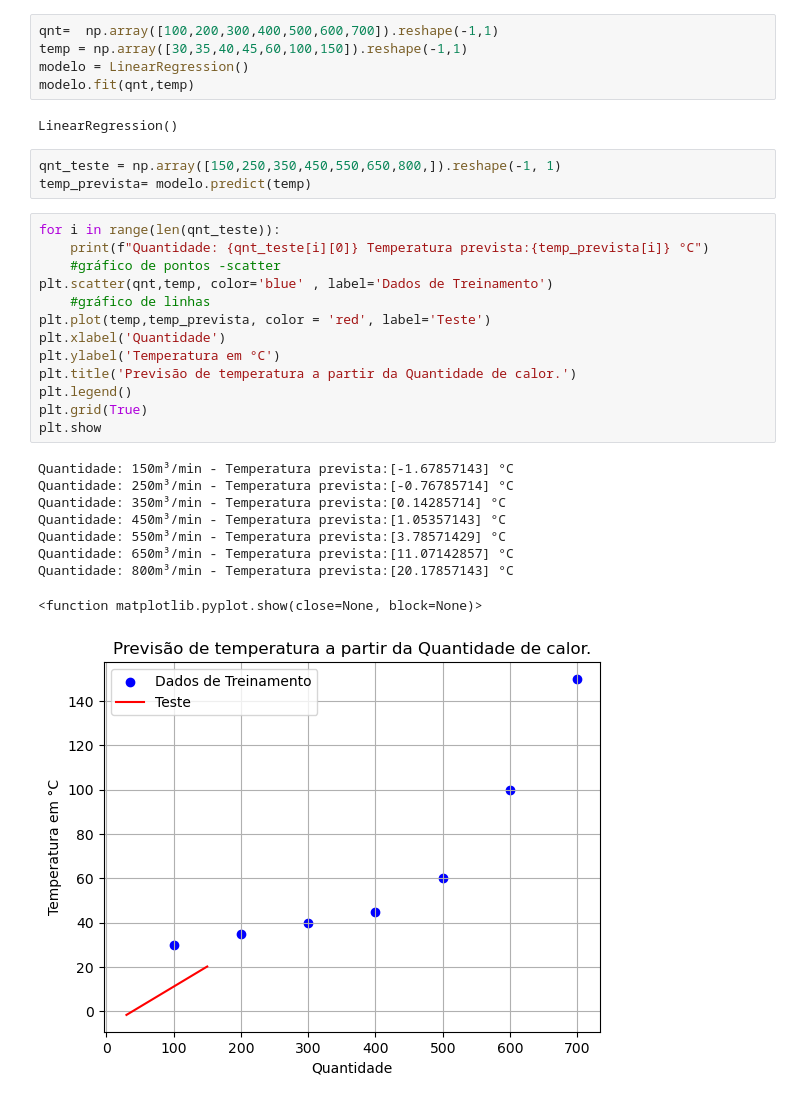
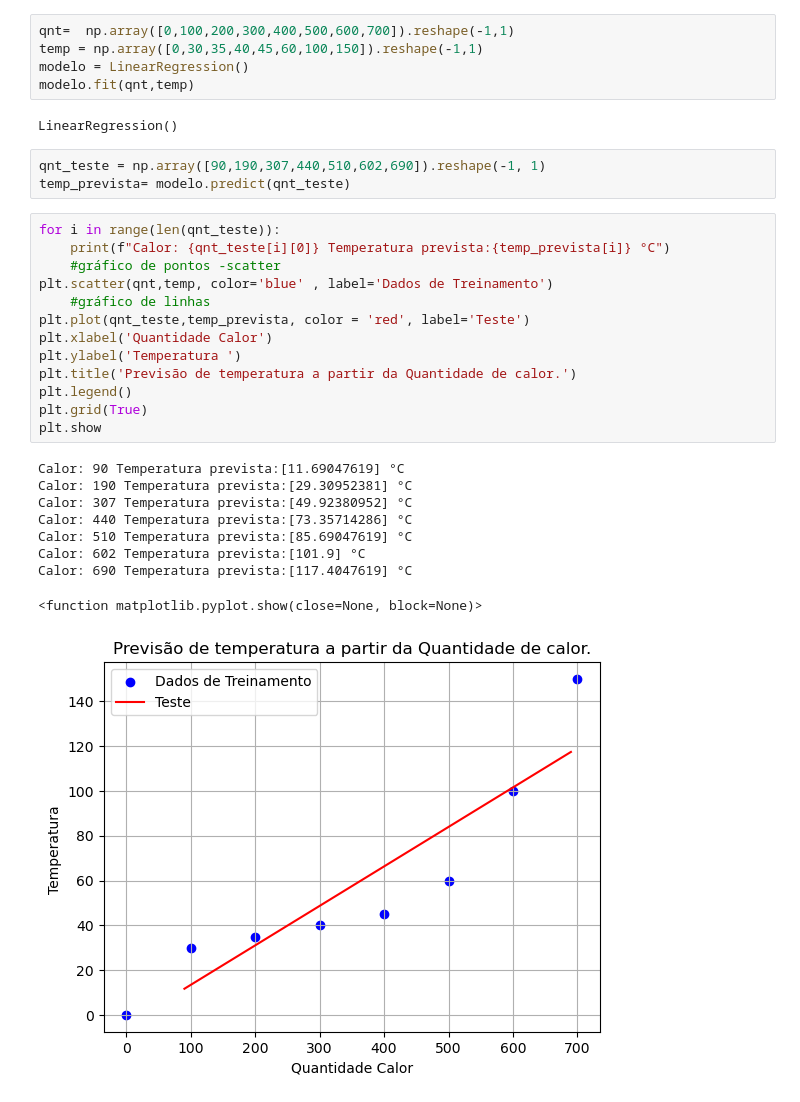
Before and after one commit to RSVictor/Codigos_IABD2024, a Jupyter notebook: Aula 05/exercicio2.ipynb, the cells around one changed output. Cells and saved outputs as stored; diff of their text form.

```diff
--- a/Aula 05/exercicio2.ipynb
+++ b/Aula 05/exercicio2.ipynb
@@ -4,35 +4,35 @@ import numpy as np # importa a biblioteca numpy
 from sklearn.linear_model import LinearRegression # da biblioteca sklearn importa o modelo de regressao linear
 import matplotlib.pyplot as plt
 # %%
-qnt=  np.array([100,200,300,400,500,600,700]).reshape(-1,1)
-temp = np.array([30,35,40,45,60,100,150]).reshape(-1,1)
+qnt=  np.array([0,100,200,300,400,500,600,700]).reshape(-1,1)
+temp = np.array([0,30,35,40,45,60,100,150]).reshape(-1,1)
 modelo = LinearRegression()
 modelo.fit(qnt,temp)
 # %% [output]
 LinearRegression()
 # %%
-qnt_teste = np.array([150,250,350,450,550,650,800,]).reshape(-1, 1)
-temp_prevista= modelo.predict(temp)
+qnt_teste = np.array([90,190,307,440,510,602,690]).reshape(-1, 1)
+temp_prevista= modelo.predict(qnt_teste)
 # %%
 for i in range(len(qnt_teste)):
-    print(f"Quantidade: {qnt_teste[i][0]} Temperatura prevista:{temp_prevista[i]} °C")
+    print(f"Calor: {qnt_teste[i][0]} Temperatura prevista:{temp_prevista[i]} °C")
     #gráfico de pontos -scatter
 plt.scatter(qnt,temp, color='blue' , label='Dados de Treinamento')
     #gráfico de linhas
-plt.plot(temp,temp_prevista, color = 'red', label='Teste')
-plt.xlabel('Quantidade')
-plt.ylabel('Temperatura em °C')
+plt.plot(qnt_teste,temp_prevista, color = 'red', label='Teste')
+plt.xlabel('Quantidade Calor')
+plt.ylabel('Temperatura ')
 plt.title('Previsão de temperatura a partir da Quantidade de calor.')
 plt.legend()
 plt.grid(True)
 plt.show
 # %% [output]
-Quantidade: 150m³/min - Temperatura prevista:[-1.67857143] °C
-Quantidade: 250m³/min - Temperatura prevista:[-0.76785714] °C
-Quantidade: 350m³/min - Temperatura prevista:[0.14285714] °C
-Quantidade: 450m³/min - Temperatura prevista:[1.05357143] °C
-Quantidade: 550m³/min - Temperatura prevista:[3.78571429] °C
-Quantidade: 650m³/min - Temperatura prevista:[11.07142857] °C
-Quantidade: 800m³/min - Temperatura prevista:[20.17857143] °C
+Calor: 90 Temperatura prevista:[11.69047619] °C
+Calor: 190 Temperatura prevista:[29.30952381] °C
+Calor: 307 Temperatura prevista:[49.92380952] °C
+Calor: 440 Temperatura prevista:[73.35714286] °C
+Calor: 510 Temperatura prevista:[85.69047619] °C
+Calor: 602 Temperatura prevista:[101.9] °C
+Calor: 690 Temperatura prevista:[117.4047619] °C
 <function matplotlib.pyplot.show(close=None, block=None)>
-[figure, old version]
+[figure, new version]
```
Also changed, not shown: 3 other files.
